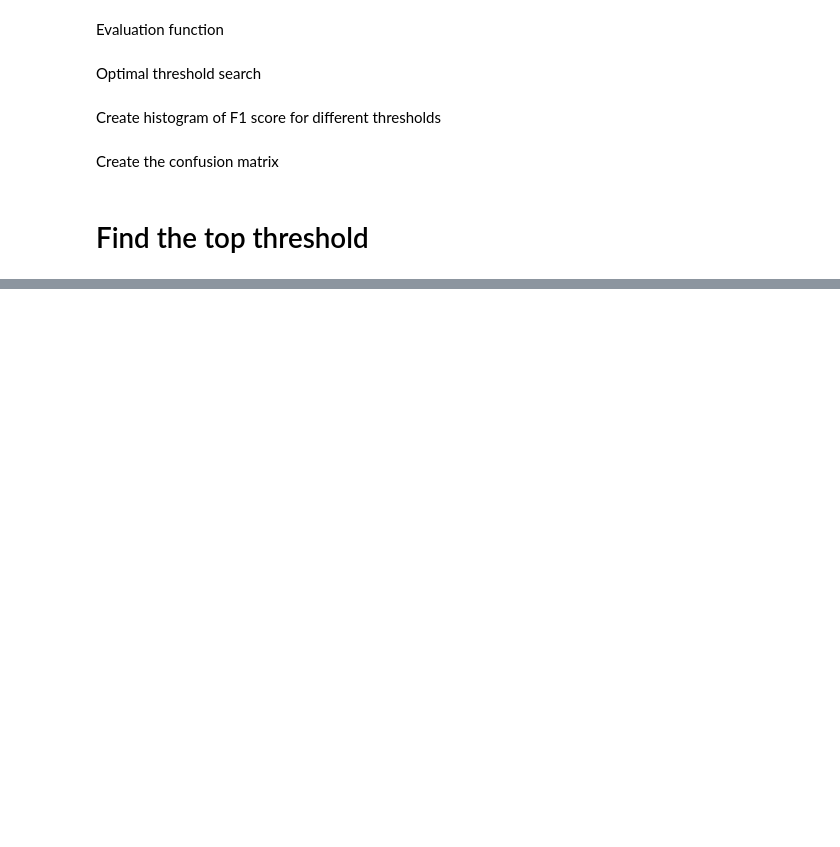
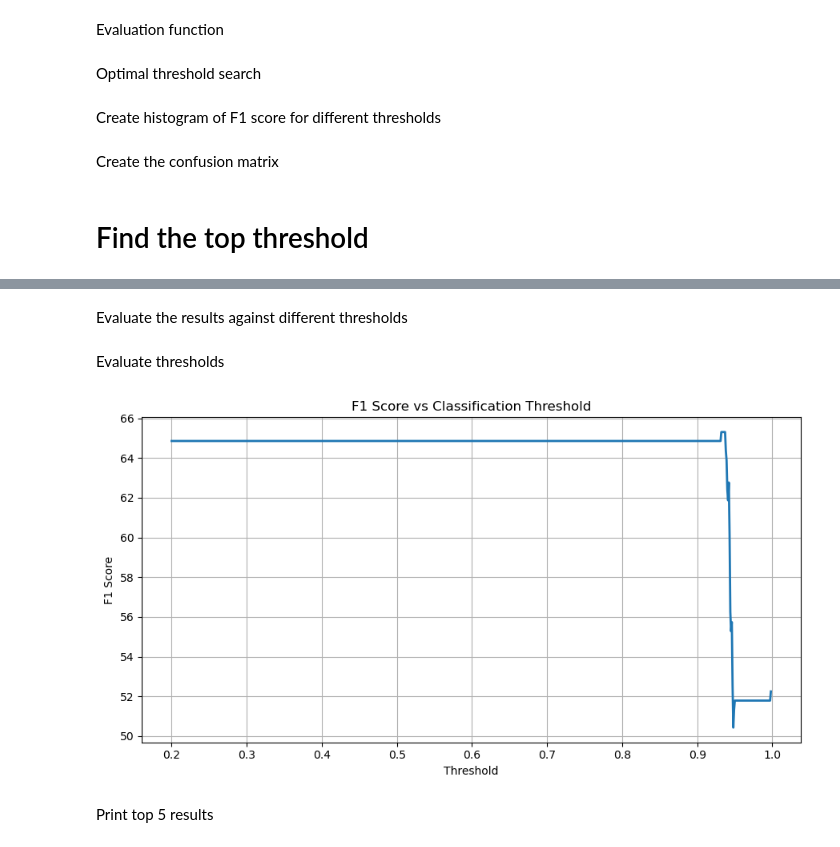
Before and after one commit to Jpoker01/authorship_verification_dt, a Jupyter notebook: notebooks/graph/20251127_JP_integrated_syntactic_graph_embedding.ipynb, the cells around one changed output, grey strips where cells are left out. Cells and saved outputs as stored; diff of their text form; code cells hidden in the pictures; blank space fills up the shorter version.

Commit message:
impemented all graph experiments

```diff
--- a/notebooks/graph/20251127_JP_integrated_syntactic_graph_embedding.ipynb
+++ b/notebooks/graph/20251127_JP_integrated_syntactic_graph_embedding.ipynb
@@ -312,3 +226,10 @@ def build_isg_features(train_df, test_df):
+# %%
+test_embeddings = np.memmap(
+    test_data_isg_path,
+    dtype="float32",
+    mode="r",
+    shape = (len(test_data_df), 2, isg_vector_dimension)
+    )
 # %% [markdown]
 # Set up evaluation functions
 # %% [markdown]
@@ -363,10 +277,10 @@ Optimal threshold search
 # %%
 def evaluate_classification_thresholds(result_df, classification_thresholds):
     results = []
-    y_embeddings = result_df['propability_same_author']
+    y_embeddings = result_df['cosine_similarity']
     y_true = result_df['actual_result']
-    for threshold in thresholds:
-        y_pred = (result_df["propability_same_author"] >= threshold).astype(int)
+    for threshold in classification_thresholds:
+        y_pred = (result_df["cosine_similarity"] >= threshold).astype(int)
         accuracy, precision, recall, f1 = evaluate_results(y_true, y_pred)
         results.append({
             "threshold": threshold,
@@ -433,0 +325,3 @@ NOUN
+# %%
+result_df = compute_similarities(train_data_df, train_embeddings)
+result_df.head()
@@ -433,0 +336,13 @@ NOUN
+# %% [markdown]
+Evaluate the results against different thresholds
+# %%
+threshold_results_df = evaluate_classification_thresholds(result_df, classification_thresholds)
+# %% [markdown]
+Evaluate thresholds
+# %%
+f1_threshold_histogram_fig = plot_f1_vs_threshold(threshold_results_df)
+f1_threshold_histogram_fig.show()
+# %% [output]
+[figure, added]
+# %% [markdown]
+Print top 5 results
```
Also changed, not shown: parts of 48 cells of this notebook, 25 other files.
